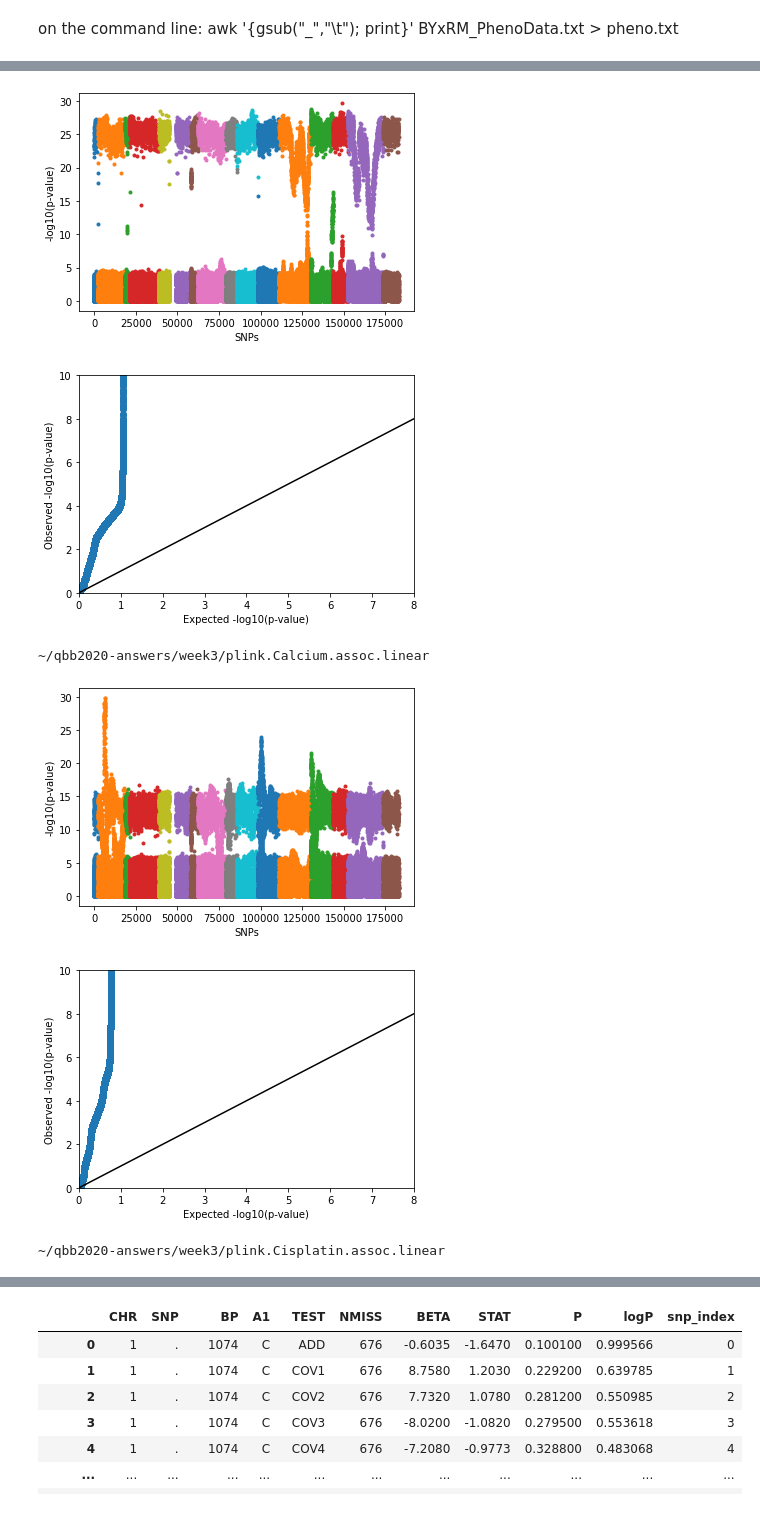
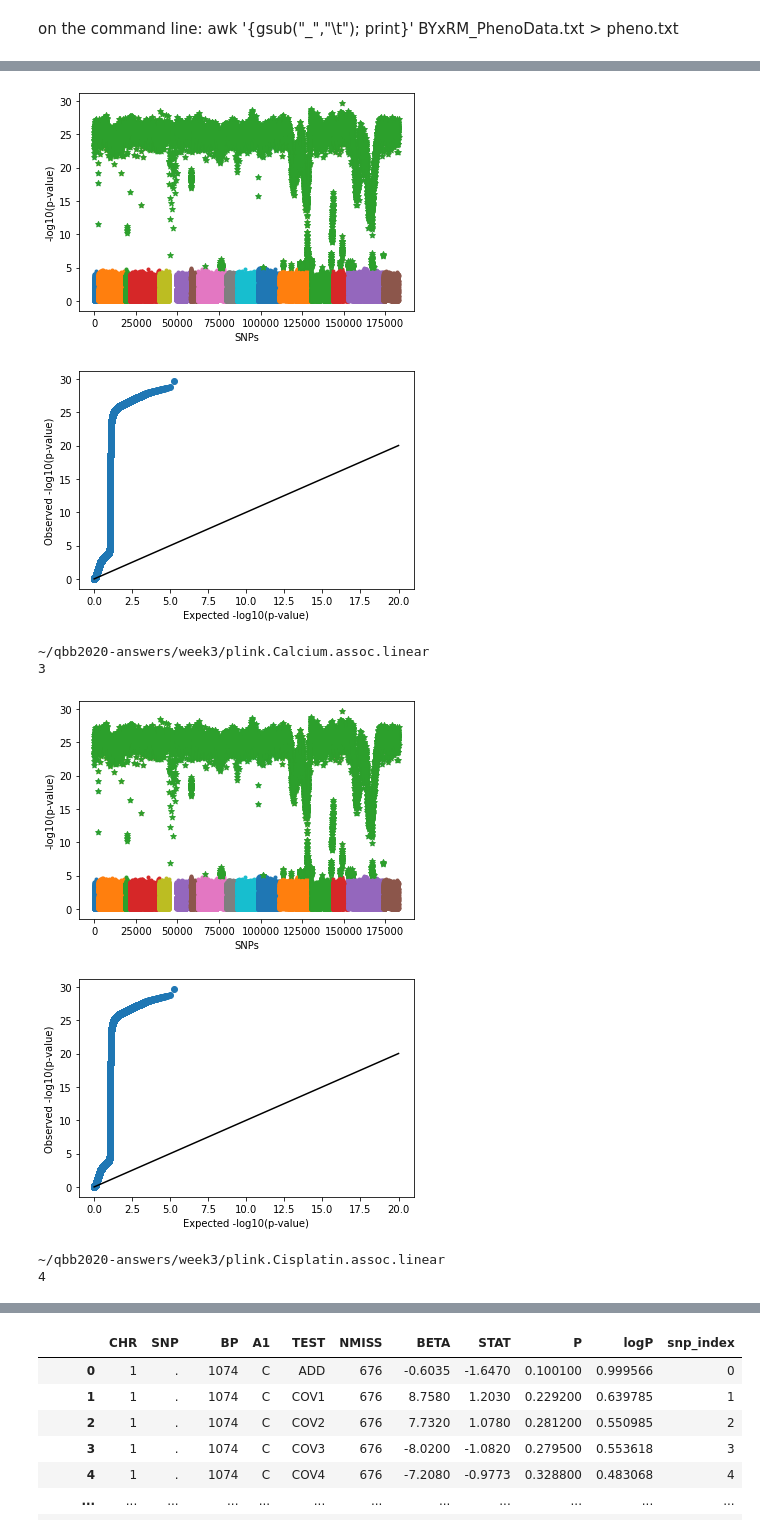
Before and after one commit to chende35/qbb2020-answers, a Jupyter notebook: week3/hw2-week3.ipynb, the cells around one changed output, grey strips where cells are left out. Drawn from its saved outputs; the diff is of its cells as text; code cells hidden in the pictures.

Commit message:
done but graphs need labels and comments

```diff
--- a/week3/hw2-week3.ipynb
+++ b/week3/hw2-week3.ipynb
@@ -113,15 +117,15 @@ Writing linear model association results to plink.x5-Fluorouracil.assoc.linear
 # %%
-pheno_list = ["Cadmium", "Caffeine", "Calcium", "Cisplatin", "Cobalt", "Congo", "Copper", "Cycloheximide", "Diamide", "E6", "Ethanol," "Formamide", "Galactose", "Hydrogen", "Hydroquinone", "Hydroxyurea", "Indoleacetic", "Lactate", "Lactose", "Lithium", "Magnesium", "Maltose", "Mannose", "Menadione","Neomycin", "Paraquat", "Raffinose", "SDS", "Sorbitol", "Trehalose", "Tunicamycin", "x4-Hydroxybenzaldehyde", "x4NQO", "x5-Fluorocytosine", ",x5-Fluorouracil", "x6-Azauracil", "Xylose", "YNB", "YNB:ph3", "YNB:ph8", "YPD", "YPD:15C", "YPD:37C", "YPD:4C", "Zeocin"]
+pheno_list = ["Cadmium", "Caffeine", "Calcium", "Cisplatin", "Cobalt", "Congo", "Copper", "Cycloheximide", "Diamide", "E6", "Ethanol", "Formamide", "Galactose", "Hydrogen", "Hydroquinone", "Hydroxyurea", "Indoleacetic", "Lactate", "Lactose", "Lithium", "Magnesium", "Maltose", "Mannose", "Menadione","Neomycin", "Paraquat", "Raffinose", "SDS", "Sorbitol", "Trehalose", "Tunicamycin", "x4-Hydroxybenzaldehyde", "x4NQO", "x5-Fluorocytosine", "x5-Fluorouracil", "x6-Azauracil", "Xylose", "YNB", "YNB:ph3", "YNB:ph8", "YPD", "YPD:15C", "YPD:37C", "YPD:4C"]
 # %%
 
 import matplotlib.pyplot as plt
-plt.subplots()
-fig.set_figheight(96)
+
 count = 0
 for pheno in pheno_list:
     count +=1
     filename = '~/qbb2020-answers/week3/plink.'+ pheno + '.assoc.linear'
     gwas1 = pd.read_csv(filename, sep = "\s+")
+
     gwas1['logP'] = -1 * np.log10(gwas1['P'])
     gwas1['snp_index'] = range(len(gwas1))
     gwas1['snp_index'] = range(len(gwas1))
@@ -130,6 +134,13 @@ for pheno in pheno_list:
 
     for chr in range(1, 23):
         ax.scatter(gwas1["snp_index"][gwas1["CHR"] == chr], gwas1["logP"][gwas1["CHR"] == chr], marker = '.')
+
+
+
+
+    df2=gwas1.loc[gwas1['P'] < 0.00001]
+    plt.scatter(df2["snp_index"], df2["logP"], marker = '*')
+
 
     plt.xlabel("SNPs")
     plt.ylabel("-log10(p-value)")
@@ -146,10 +157,10 @@ for pheno in pheno_list:
     fig, ax = plt.subplots()
 
     ax.scatter(gwas1_sorted["uniform_logP"], gwas1_sorted["logP"])
-    ax.plot([8,0], [8, 0], color = "black")
+    ax.plot([20,0], [20, 0], color = "black")
 
-    plt.xlim([0, 8])
-    plt.ylim([0, 10])
+    #plt.xlim([0, 20])
+    #plt.ylim([0, 20])
     plt.xlabel("Expected -log10(p-value)")
     plt.ylabel("Observed -log10(p-value)")
 
@@ -158,7 +169,8 @@ for pheno in pheno_list:
 
 
     print(filename)
-    if count >3:
-        break
+    print(count)
+   # if count >3:
+   #     break
 plt.tight_layout()
 # %% [output]
@@ -171,6 +185,8 @@ plt.tight_layout()
-[figure, old version]
+[figure, new version]
-[figure, old version]
+[figure, new version]
 ~/qbb2020-answers/week3/plink.Calcium.assoc.linear
+3
-[figure, old version]
+[figure, new version]
-[figure, old version]
+[figure, new version]
 ~/qbb2020-answers/week3/plink.Cisplatin.assoc.linear
+4
```
Also changed, not shown: parts of 10 cells of this notebook.
